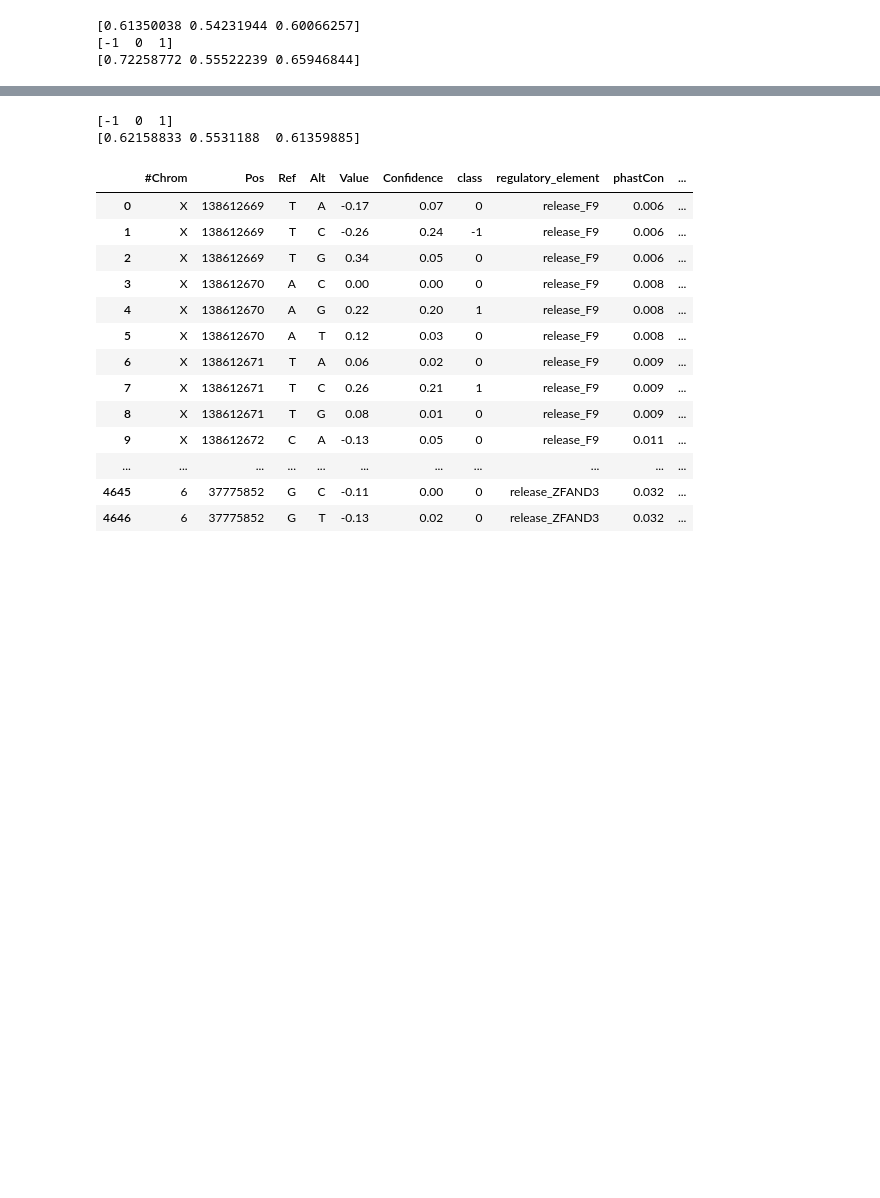
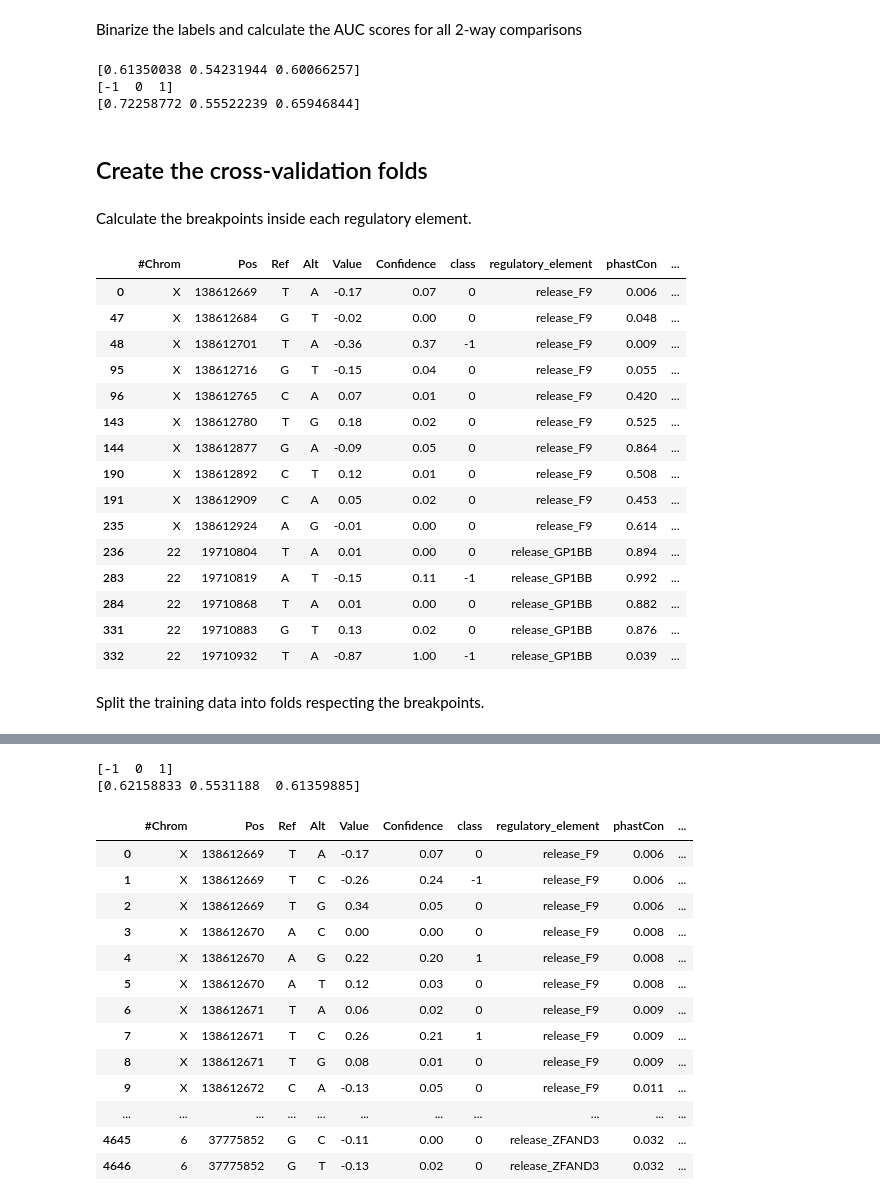
Before and after one commit to alex-hh/cagi5_mpra_prediction, a Jupyter notebook: Cagi5CV.ipynb, the cells around one changed output, grey strips where cells are left out. Cells and saved outputs as stored; diff of their text form; code cells hidden in the pictures; blank space fills up the shorter version.

```diff
--- a/Cagi5CV.ipynb
+++ b/Cagi5CV.ipynb
@@ -27 +45,3 @@ df.head()
+# %% [markdown]
+Binarize the labels and calculate the AUC scores for all 2-way comparisons
 # %%
@@ -45,5 +61,33 @@ print(roc_auc_score(ybin, binarizer.transform(cvdf_enh[cvdf_enh['base_element']=
 [0.61350038 0.54231944 0.60066257]
 [-1  0  1]
 [0.72258772 0.55522239 0.65946844]
+# %% [markdown]
+## Create the cross-validation folds
+# %% [markdown]
+Calculate the breakpoints inside each regulatory element.
+# %%
+breakpoint_df = get_breakpoint_df(df)
+# Look at breakpoints
+breakpoint_df[breakpoint_df['regulatory_element']=='release_F9']
+breakpoint_df[breakpoint_df['is_break']!='no'].head(15)
+# %% [output]
+|  | #Chrom | Pos | Ref | Alt | Value | Confidence | class | regulatory_element | phastCon | ... |
+| 0 | X | 138612669 | T | A | -0.17 | 0.07 | 0 | release_F9 | 0.006 | ... |
+| 47 | X | 138612684 | G | T | -0.02 | 0.00 | 0 | release_F9 | 0.048 | ... |
+| 48 | X | 138612701 | T | A | -0.36 | 0.37 | -1 | release_F9 | 0.009 | ... |
+| 95 | X | 138612716 | G | T | -0.15 | 0.04 | 0 | release_F9 | 0.055 | ... |
+| 96 | X | 138612765 | C | A | 0.07 | 0.01 | 0 | release_F9 | 0.420 | ... |
+| 143 | X | 138612780 | T | G | 0.18 | 0.02 | 0 | release_F9 | 0.525 | ... |
+| 144 | X | 138612877 | G | A | -0.09 | 0.05 | 0 | release_F9 | 0.864 | ... |
+| 190 | X | 138612892 | C | T | 0.12 | 0.01 | 0 | release_F9 | 0.508 | ... |
+| 191 | X | 138612909 | C | A | 0.05 | 0.02 | 0 | release_F9 | 0.453 | ... |
+| 235 | X | 138612924 | A | G | -0.01 | 0.00 | 0 | release_F9 | 0.614 | ... |
+| 236 | 22 | 19710804 | T | A | 0.01 | 0.00 | 0 | release_GP1BB | 0.894 | ... |
+| 283 | 22 | 19710819 | A | T | -0.15 | 0.11 | -1 | release_GP1BB | 0.992 | ... |
+| 284 | 22 | 19710868 | T | A | 0.01 | 0.00 | 0 | release_GP1BB | 0.882 | ... |
+| 331 | 22 | 19710883 | G | T | 0.13 | 0.02 | 0 | release_GP1BB | 0.876 | ... |
+| 332 | 22 | 19710932 | T | A | -0.87 | 1.00 | -1 | release_GP1BB | 0.039 | ... |
+# %% [markdown]
+Split the training data into folds respecting the breakpoints.
 # %%
 nfolds = 5
```
Also changed, not shown: parts of 22 cells of this notebook, 2 other files.
